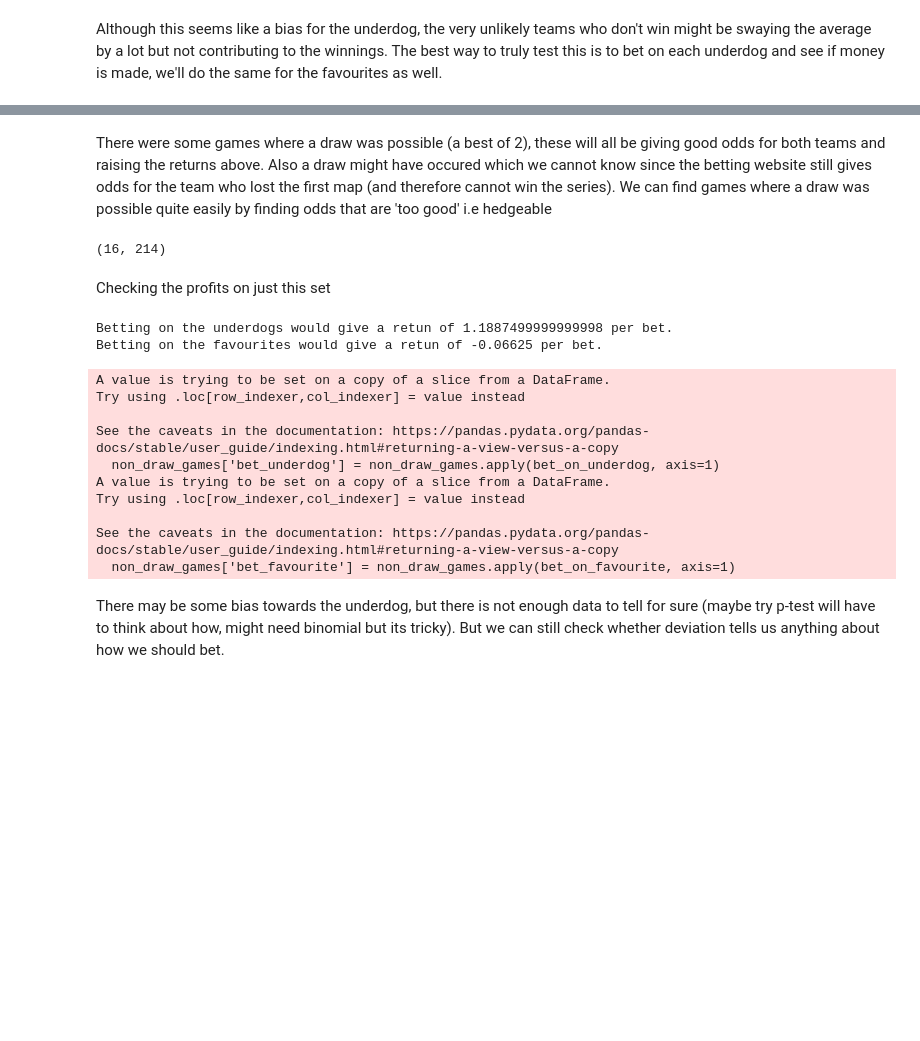
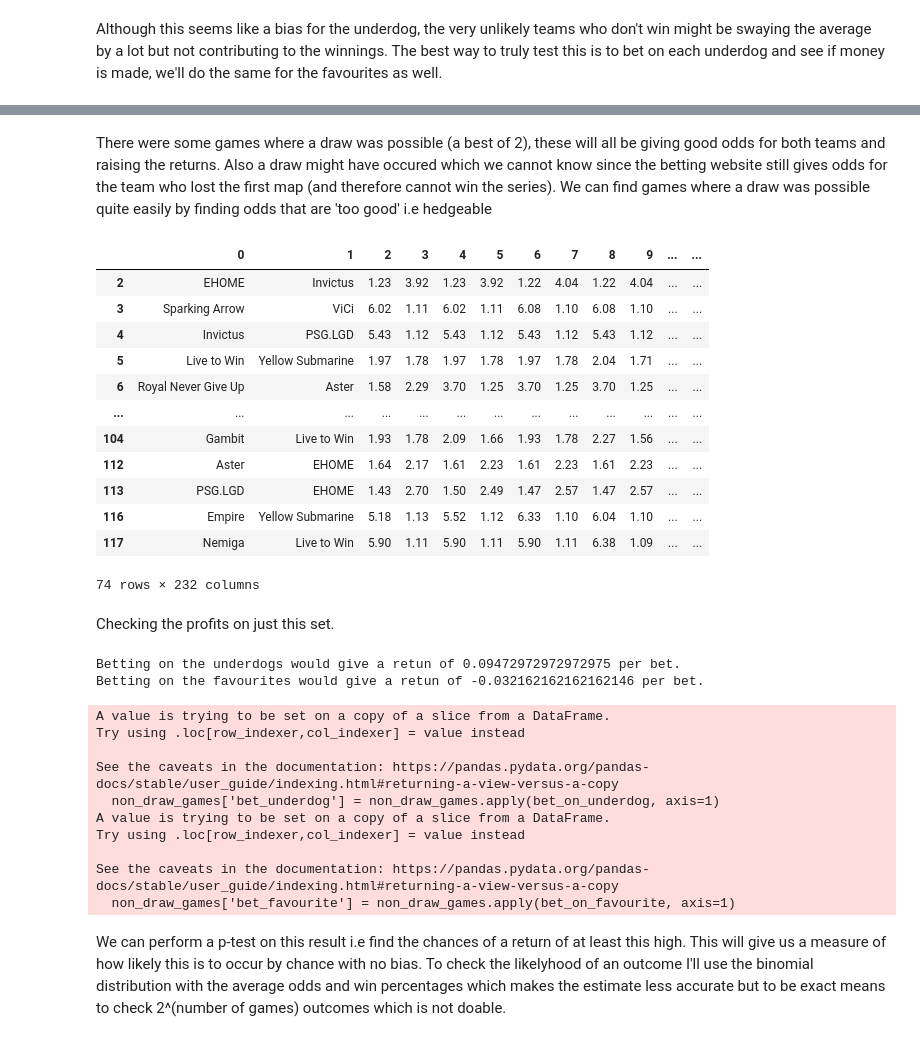
Before and after one commit to Hekkta/Dota-odds-analysis, a Jupyter notebook: Dota bet analysis.ipynb, the cells around one changed output, grey strips where cells are left out. Cells and saved outputs as stored; diff of their text form; code cells hidden in the pictures; blank space fills up the shorter version.

Commit message:
Uploading newest version
Now has over 100 games scraped. Included p-test for the hypothesis and found a bias with 97% confidence.

```diff
--- a/Dota bet analysis.ipynb
+++ b/Dota bet analysis.ipynb
@@ -255,28 +256,42 @@ Betting on the favourites would give a retun of 0.020789473684210535 per bet.
 # %% [markdown]
-There were some games where a draw was possible (a best of 2), these will all be giving good odds for both teams and raising the returns above. Also a draw might have occured which we cannot know since the betting website still gives odds for the team who lost the first map (and therefore cannot win the series). We can find games where a draw was possible quite easily by finding odds that are 'too good' i.e hedgeable
+There were some games where a draw was possible (a best of 2), these will all be giving good odds for both teams and raising the returns. Also a draw might have occured which we cannot know since the betting website still gives odds for the team who lost the first map (and therefore cannot win the series). We can find games where a draw was possible quite easily by finding odds that are 'too good' i.e hedgeable
 # %%
 def is_not_hedgeable(row):
-    #winnings from £1 bet on left team will make more than £1 on right team
-    if (row[2]-1) * row[3] > 1:
+    #winnings (row[2] - 1) from £1 bet on left team will make more than 1+winnings (row[2]) on the right team
+    if (row[2]-1) * row[3] > row[2]:
         return False
     else:
         return True
 
 non_draw_games=df[df.apply(is_not_hedgeable, axis=1)]
-non_draw_games.shape
+non_draw_games
 # %% [output]
+|  | 0 | 1 | 2 | 3 | 4 | 5 | 6 | 7 | 8 | 9 | ... | ... |
+| 2 | EHOME | Invictus | 1.23 | 3.92 | 1.23 | 3.92 | 1.22 | 4.04 | 1.22 | 4.04 | ... | ... |
+| 3 | Sparking Arrow | ViCi | 6.02 | 1.11 | 6.02 | 1.11 | 6.08 | 1.10 | 6.08 | 1.10 | ... | ... |
+| 4 | Invictus | PSG.LGD | 5.43 | 1.12 | 5.43 | 1.12 | 5.43 | 1.12 | 5.43 | 1.12 | ... | ... |
+| 5 | Live to Win | Yellow Submarine | 1.97 | 1.78 | 1.97 | 1.78 | 1.97 | 1.78 | 2.04 | 1.71 | ... | ... |
+| 6 | Royal Never Give Up | Aster | 1.58 | 2.29 | 3.70 | 1.25 | 3.70 | 1.25 | 3.70 | 1.25 | ... | ... |
+| ... | ... | ... | ... | ... | ... | ... | ... | ... | ... | ... | ... | ... |
+| 104 | Gambit | Live to Win | 1.93 | 1.78 | 2.09 | 1.66 | 1.93 | 1.78 | 2.27 | 1.56 | ... | ... |
+| 112 | Aster | EHOME | 1.64 | 2.17 | 1.61 | 2.23 | 1.61 | 2.23 | 1.61 | 2.23 | ... | ... |
+| 113 | PSG.LGD | EHOME | 1.43 | 2.70 | 1.50 | 2.49 | 1.47 | 2.57 | 1.47 | 2.57 | ... | ... |
+| 116 | Empire | Yellow Submarine | 5.18 | 1.13 | 5.52 | 1.12 | 6.33 | 1.10 | 6.04 | 1.10 | ... | ... |
+| 117 | Nemiga | Live to Win | 5.90 | 1.11 | 5.90 | 1.11 | 5.90 | 1.11 | 6.38 | 1.09 | ... | ... |
-(16, 214)
+74 rows × 232 columns
 # %% [markdown]
-Checking the profits on just this set
+Checking the profits on just this set.
 # %%
 non_draw_games['bet_underdog'] = non_draw_games.apply(bet_on_underdog, axis=1)
 non_draw_games['bet_favourite'] = non_draw_games.apply(bet_on_favourite, axis=1)
 
-print('Betting on the underdogs would give a retun of ' + str(non_draw_games['bet_underdog'].sum()/non_draw_games.shape[0]) + ' per bet.')
+underdog_bet_return = non_draw_games['bet_underdog'].sum()/non_draw_games.shape[0]
+
+print('Betting on the underdogs would give a retun of ' + str(underdog_bet_return) + ' per bet.')
 print('Betting on the favourites would give a retun of ' + str(non_draw_games['bet_favourite'].sum()/non_draw_games.shape[0]) + ' per bet.')
 # %% [output]
-Betting on the underdogs would give a retun of 1.1887499999999998 per bet.
-Betting on the favourites would give a retun of -0.06625 per bet.
+Betting on the underdogs would give a retun of 0.09472972972972975 per bet.
+Betting on the favourites would give a retun of -0.032162162162162146 per bet.
 A value is trying to be set on a copy of a slice from a DataFrame.
 Try using .loc[row_indexer,col_indexer] = value instead
 
@@ -287,5 +302,5 @@ Try using .loc[row_indexer,col_indexer] = value instead
 
 See the caveats in the documentation: https://pandas.pydata.org/pandas-docs/stable/user_guide/indexing.html#returning-a-view-versus-a-copy
   non_draw_games['bet_favourite'] = non_draw_games.apply(bet_on_favourite, axis=1)
-# %% [markdown]
-There may be some bias towards the underdog, but there is not enough data to tell for sure (maybe try p-test will have to think about how, might need binomial but its tricky). But we can still check whether deviation  tells us anything about how we should bet.
+# %% [markdown]
+We can perform a p-test on this result i.e find the chances of a return of at least this high. This will give us a measure of how likely this is to occur by chance with no bias. To check the likelyhood of an outcome I'll use the binomial distribution with the average odds and win percentages which makes the estimate less accurate but to be exact means to check 2^(number of games) outcomes which is not doable.
```
Also changed, not shown: parts of 14 cells of this notebook.
